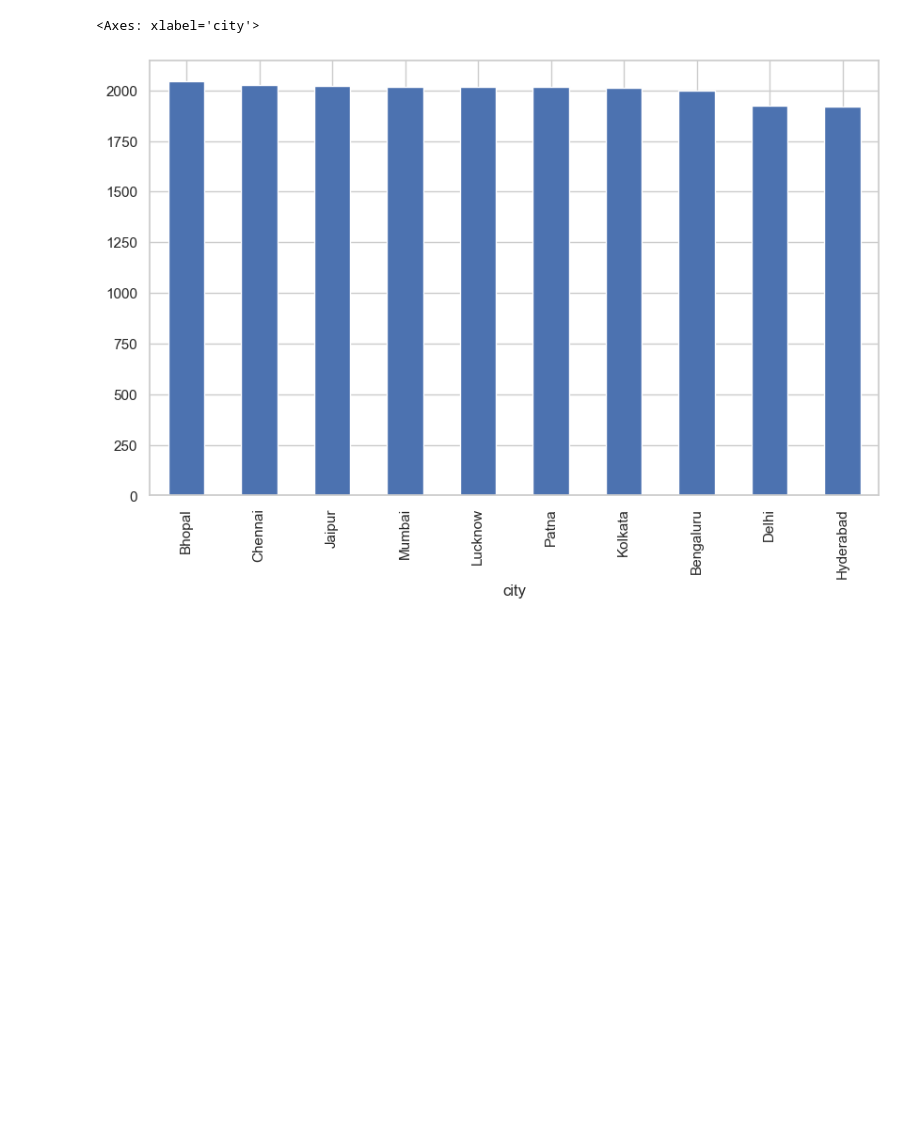
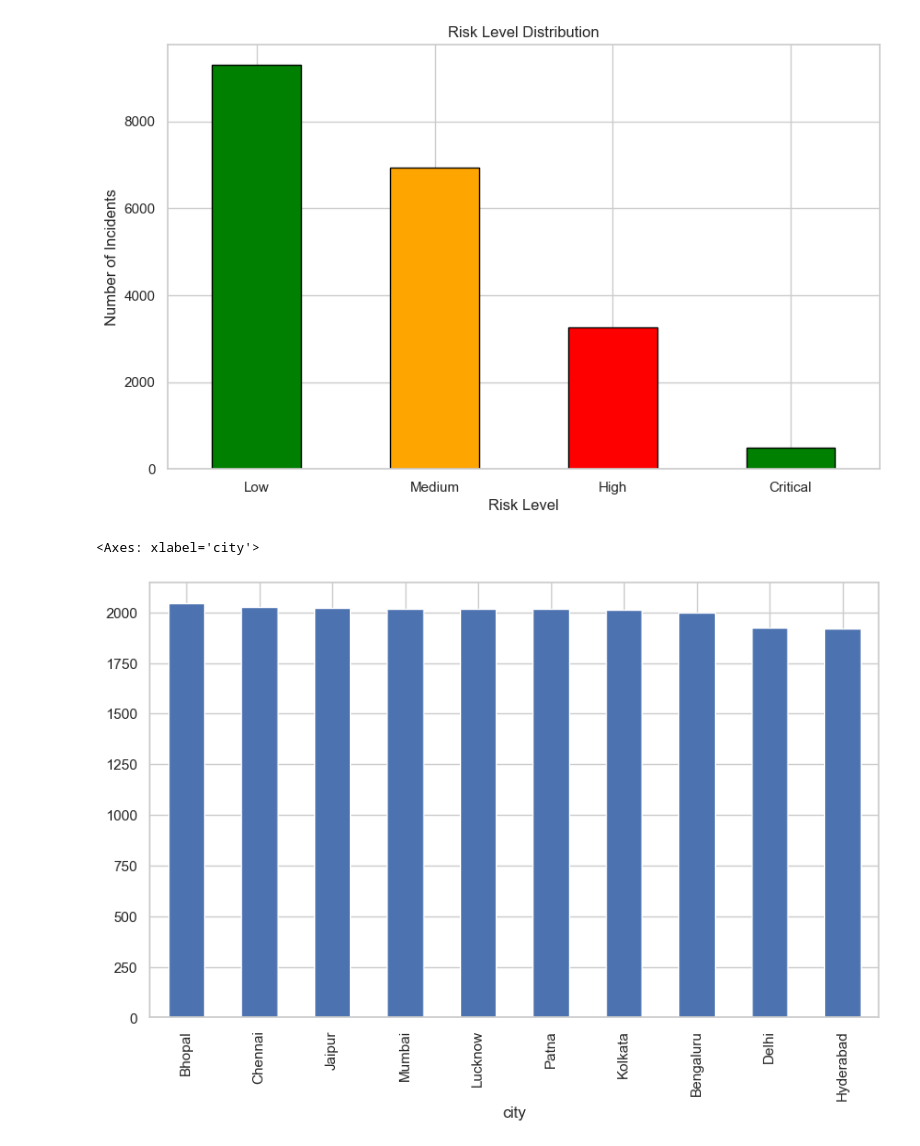
Before and after one commit to satyakiran29/GuardianAI, a Jupyter notebook: Analysis/report.ipynb, the cells around one changed output. Drawn from its saved outputs; the diff is of its cells as text; code cells hidden in the pictures; blank space fills up the shorter version.

```diff
--- a/Analysis/report.ipynb
+++ b/Analysis/report.ipynb
@@ -21,3 +45,21 @@ KeyError: 'Month'
+# %%
+# Plot the number of incidents by risk level
+import matplotlib.pyplot as plt
+df = pd.read_csv("Woman_Safety_Dataset_Management.csv")
+
+df["risk_level"].value_counts().plot(
+    kind="bar",
+    color=["green", "orange", "red"],
+    edgecolor="black"
+)
+
+plt.title("Risk Level Distribution")
+plt.xlabel("Risk Level")
+plt.ylabel("Number of Incidents")
+plt.xticks(rotation=0)
+plt.show()
+# %% [output]
+[figure, added]
 # %%
 import pandas as pd
 
```
Also changed, not shown: parts of 1 cell of this notebook.
